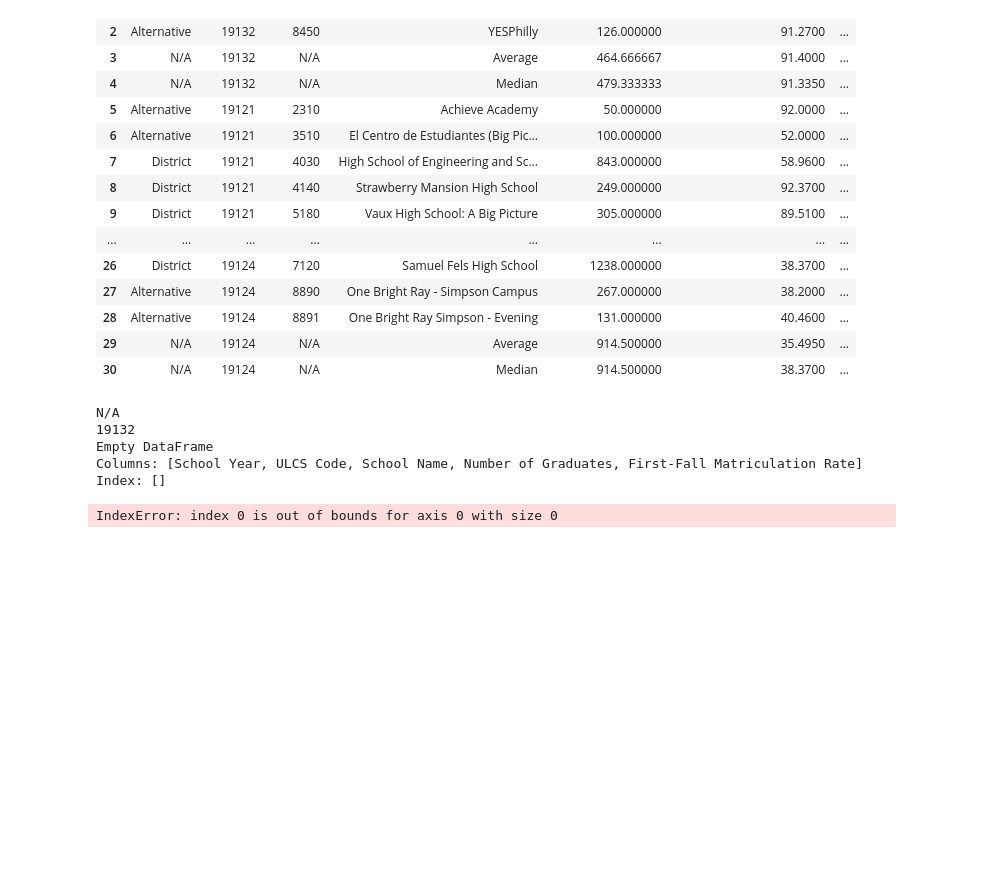
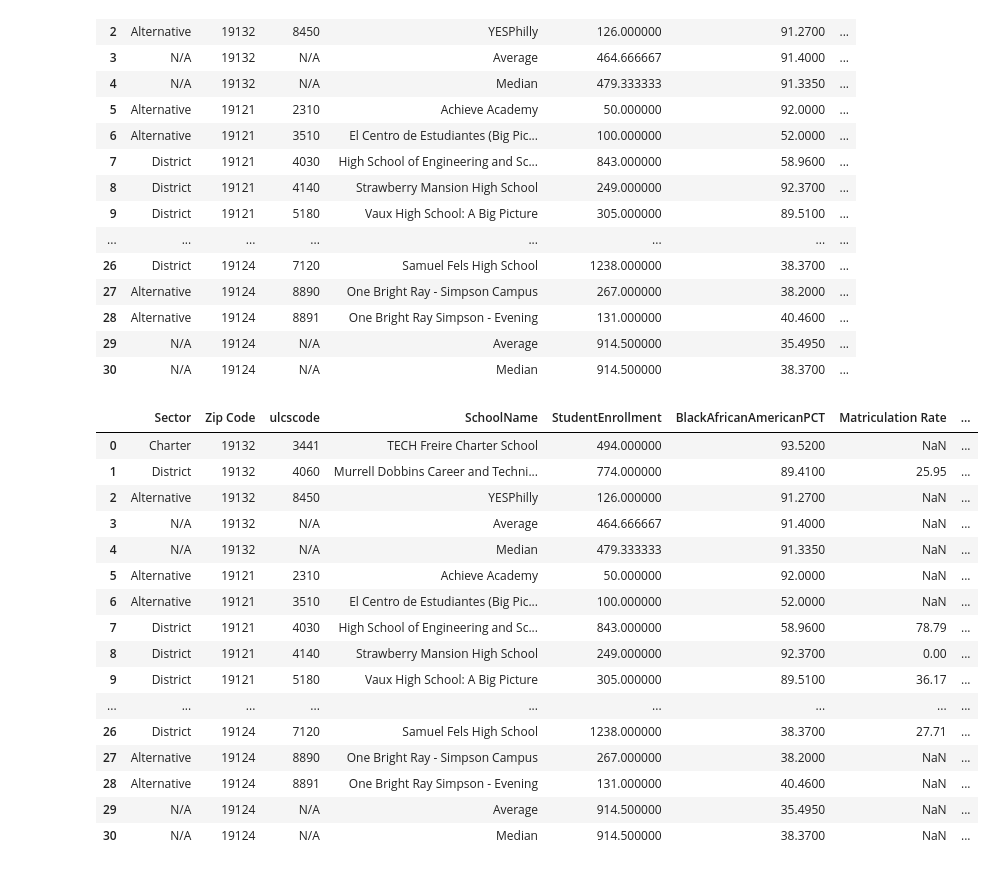
Before and after one commit to dfgbrooklyn24/Team-8, a Jupyter notebook: education_data.ipynb, the cells around one changed output. Saved outputs shown, nothing was run; the diff lists cells and outputs as text; code cells hidden in the pictures; blank space fills up the shorter version.

```diff
--- a/education_data.ipynb
+++ b/education_data.ipynb
@@ -58,21 +59,31 @@ display(new_df)
 | 29 | N/A | 19124 | N/A | Average | 914.500000 | 35.4950 | ... |
 | 30 | N/A | 19124 | N/A | Median | 914.500000 | 38.3700 | ... |
 # %%
-new_df.insert(6, 'Matriculation Rate', [0] * len(new_df), True)
+new_df.insert(6, 'Matriculation Rate', [np.NaN] * len(new_df))
 
 for i in range(len(new_df)):
-    school = new_df.iloc[4, i]
-    print(school)
+    school = new_df.iloc[i, 2]
     if school == 'N/A': continue
     mat_df = mat_data.loc[mat_data['ULCS Code'] == school]
-    print(mat_df)
+    if mat_df.empty: continue
     new_df.at[i, 'Matriculation Rate'] = mat_df.iloc[0, 4]
 
 display(new_df)
 # %% [output]
-N/A
-19132
-Empty DataFrame
-Columns: [School Year, ULCS Code, School Name, Number of Graduates, First-Fall Matriculation Rate]
-Index: []
-IndexError: index 0 is out of bounds for axis 0 with size 0
+|  | Sector | Zip Code | ulcscode | SchoolName | StudentEnrollment | BlackAfricanAmericanPCT | Matriculation Rate | ... |
+| 0 | Charter | 19132 | 3441 | TECH Freire Charter School | 494.000000 | 93.5200 | NaN | ... |
+| 1 | District | 19132 | 4060 | Murrell Dobbins Career and Techni... | 774.000000 | 89.4100 | 25.95 | ... |
+| 2 | Alternative | 19132 | 8450 | YESPhilly | 126.000000 | 91.2700 | NaN | ... |
+| 3 | N/A | 19132 | N/A | Average | 464.666667 | 91.4000 | NaN | ... |
+| 4 | N/A | 19132 | N/A | Median | 479.333333 | 91.3350 | NaN | ... |
+| 5 | Alternative | 19121 | 2310 | Achieve Academy | 50.000000 | 92.0000 | NaN | ... |
+| 6 | Alternative | 19121 | 3510 | El Centro de Estudiantes (Big Pic... | 100.000000 | 52.0000 | NaN | ... |
+| 7 | District | 19121 | 4030 | High School of Engineering and Sc... | 843.000000 | 58.9600 | 78.79 | ... |
+| 8 | District | 19121 | 4140 | Strawberry Mansion High School | 249.000000 | 92.3700 | 0.00 | ... |
+| 9 | District | 19121 | 5180 | Vaux High School: A Big Picture | 305.000000 | 89.5100 | 36.17 | ... |
+| ... | ... | ... | ... | ... | ... | ... | ... | ... |
+| 26 | District | 19124 | 7120 | Samuel Fels High School | 1238.000000 | 38.3700 | 27.71 | ... |
+| 27 | Alternative | 19124 | 8890 | One Bright Ray - Simpson Campus | 267.000000 | 38.2000 | NaN | ... |
+| 28 | Alternative | 19124 | 8891 | One Bright Ray Simpson - Evening | 131.000000 | 40.4600 | NaN | ... |
+| 29 | N/A | 19124 | N/A | Average | 914.500000 | 35.4950 | NaN | ... |
+| 30 | N/A | 19124 | N/A | Median | 914.500000 | 38.3700 | NaN | ... |
```
Also changed, not shown: parts of 1 cell of this notebook.
